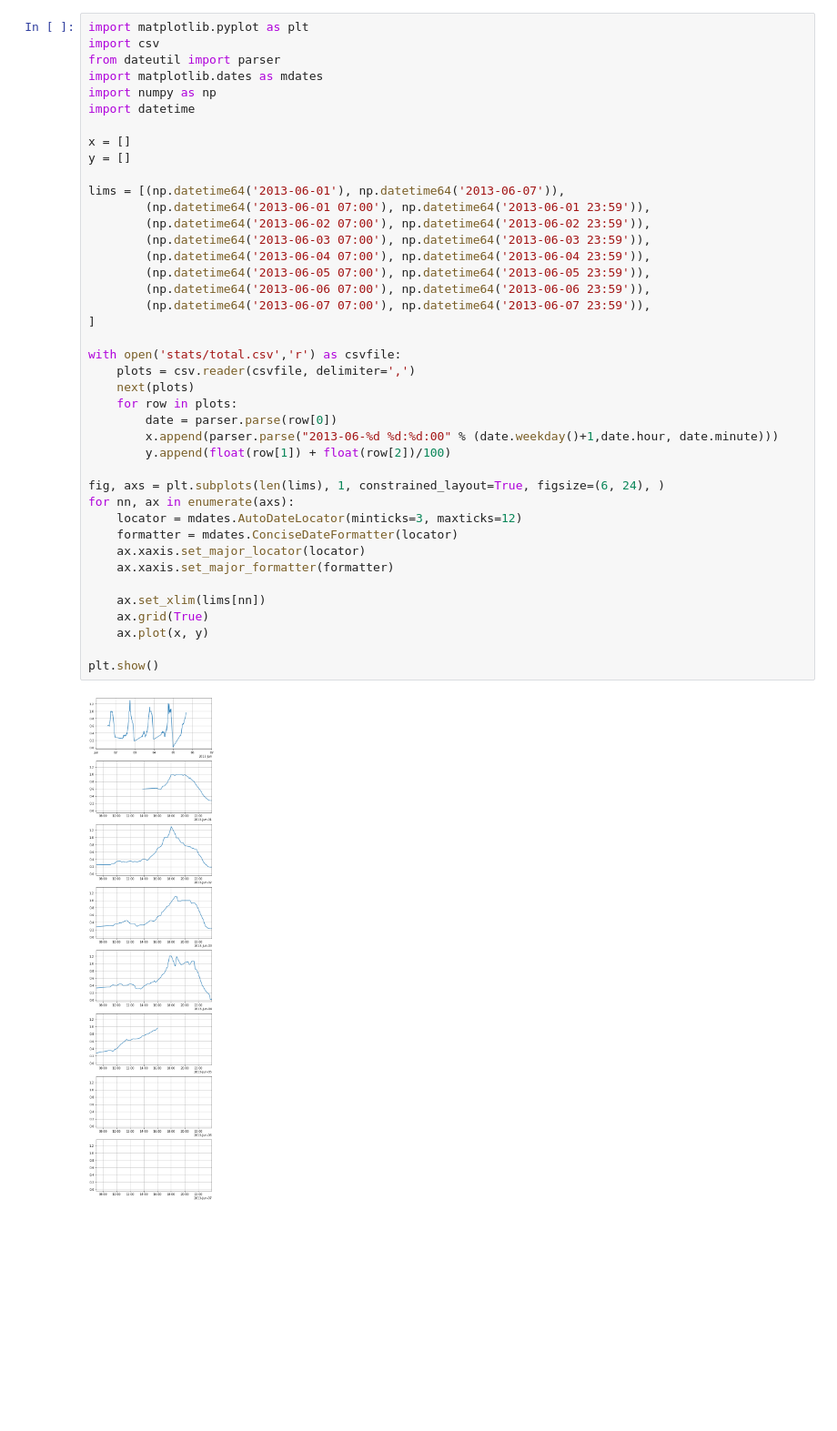
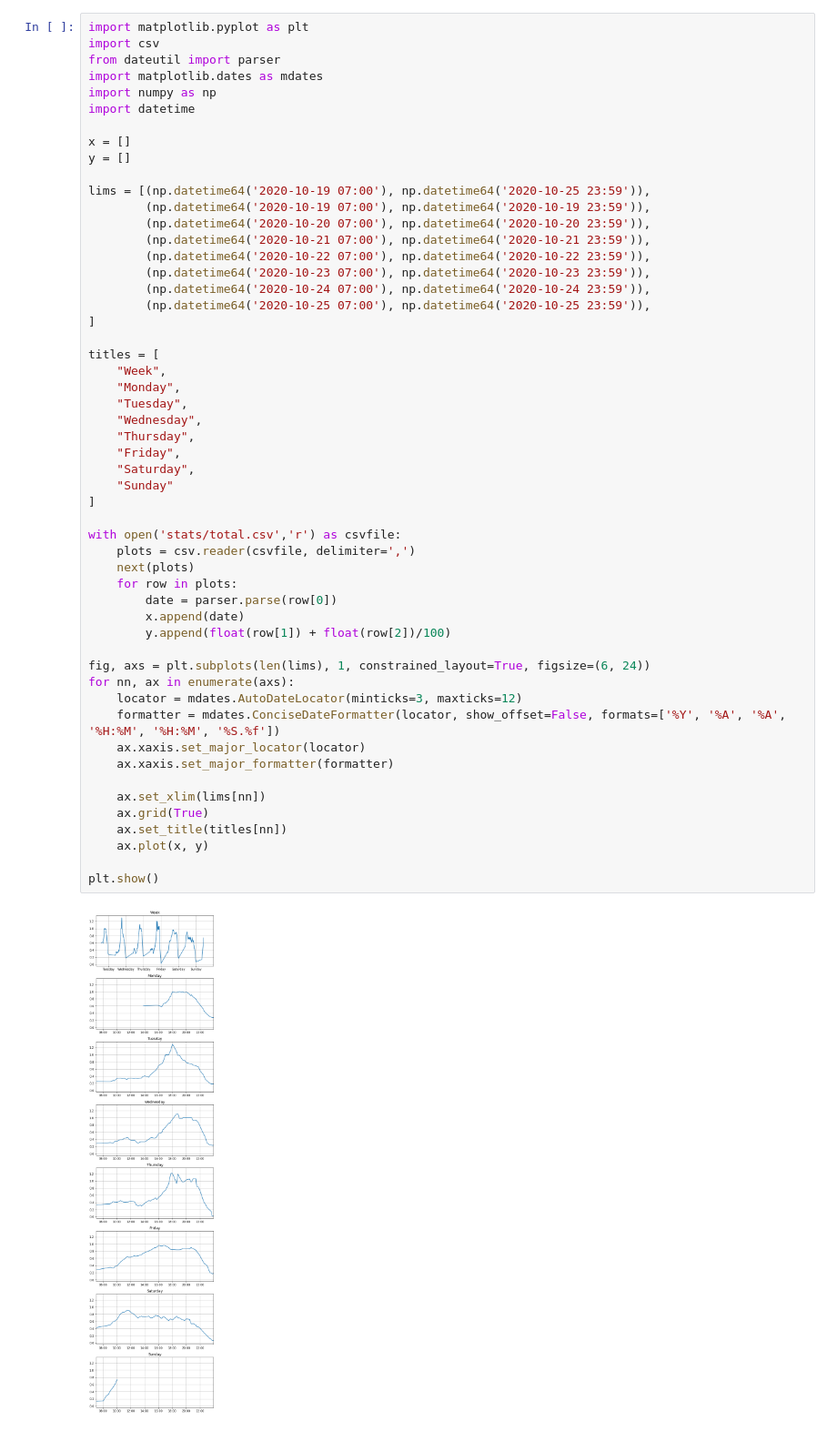
Before and after one commit to aeneasr/bwo-occupancy-scraper, a Jupyter notebook: analyze.ipynb, the cells around one changed output. Shown at 91% size. Cells and saved outputs as stored; diff of their text form; blank space fills up the shorter version.

Commit message:
fix: correct date time display and update

```diff
--- a/analyze.ipynb
+++ b/analyze.ipynb
@@ -2,42 +2,54 @@
 import matplotlib.pyplot as plt
 import csv
 from dateutil import parser
 import matplotlib.dates as mdates
 import numpy as np
 import datetime
 
 x = []
 y = []
 
-lims = [(np.datetime64('2013-06-01'), np.datetime64('2013-06-07')),
-        (np.datetime64('2013-06-01 07:00'), np.datetime64('2013-06-01 23:59')),
-        (np.datetime64('2013-06-02 07:00'), np.datetime64('2013-06-02 23:59')),
-        (np.datetime64('2013-06-03 07:00'), np.datetime64('2013-06-03 23:59')),
-        (np.datetime64('2013-06-04 07:00'), np.datetime64('2013-06-04 23:59')),
-        (np.datetime64('2013-06-05 07:00'), np.datetime64('2013-06-05 23:59')),
-        (np.datetime64('2013-06-06 07:00'), np.datetime64('2013-06-06 23:59')),
-        (np.datetime64('2013-06-07 07:00'), np.datetime64('2013-06-07 23:59')),
+lims = [(np.datetime64('2020-10-19 07:00'), np.datetime64('2020-10-25 23:59')),
+        (np.datetime64('2020-10-19 07:00'), np.datetime64('2020-10-19 23:59')),
+        (np.datetime64('2020-10-20 07:00'), np.datetime64('2020-10-20 23:59')),
+        (np.datetime64('2020-10-21 07:00'), np.datetime64('2020-10-21 23:59')),
+        (np.datetime64('2020-10-22 07:00'), np.datetime64('2020-10-22 23:59')),
+        (np.datetime64('2020-10-23 07:00'), np.datetime64('2020-10-23 23:59')),
+        (np.datetime64('2020-10-24 07:00'), np.datetime64('2020-10-24 23:59')),
+        (np.datetime64('2020-10-25 07:00'), np.datetime64('2020-10-25 23:59')),
+]
+
+titles = [
+    "Week",
+    "Monday",
+    "Tuesday",
+    "Wednesday",
+    "Thursday",
+    "Friday",
+    "Saturday",
+    "Sunday"
 ]
 
 with open('stats/total.csv','r') as csvfile:
     plots = csv.reader(csvfile, delimiter=',')
     next(plots)
     for row in plots:
         date = parser.parse(row[0])
-        x.append(parser.parse("2013-06-%d %d:%d:00" % (date.weekday()+1,date.hour, date.minute)))
+        x.append(date)
         y.append(float(row[1]) + float(row[2])/100)
 
-fig, axs = plt.subplots(len(lims), 1, constrained_layout=True, figsize=(6, 24), )
+fig, axs = plt.subplots(len(lims), 1, constrained_layout=True, figsize=(6, 24))
 for nn, ax in enumerate(axs):
     locator = mdates.AutoDateLocator(minticks=3, maxticks=12)
-    formatter = mdates.ConciseDateFormatter(locator)
+    formatter = mdates.ConciseDateFormatter(locator, show_offset=False, formats=['%Y', '%A', '%A', '%H:%M', '%H:%M', '%S.%f'])
     ax.xaxis.set_major_locator(locator)
     ax.xaxis.set_major_formatter(formatter)
 
     ax.set_xlim(lims[nn])
     ax.grid(True)
+    ax.set_title(titles[nn])
     ax.plot(x, y)
 
 plt.show()
 # %% [output]
-[figure, old version]
+[figure, new version]
```
